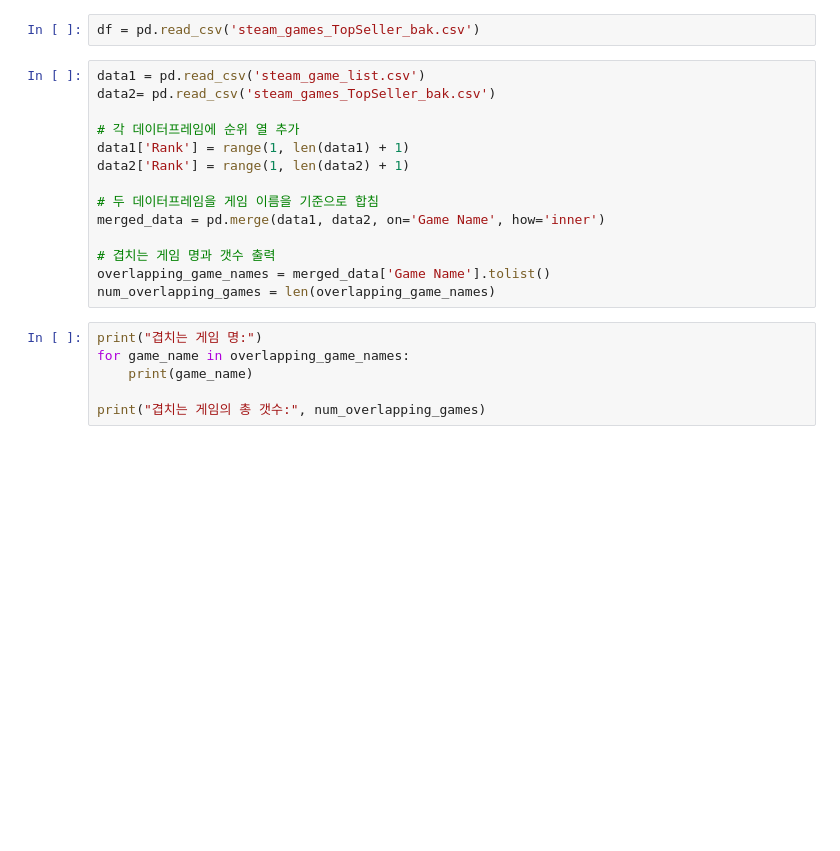
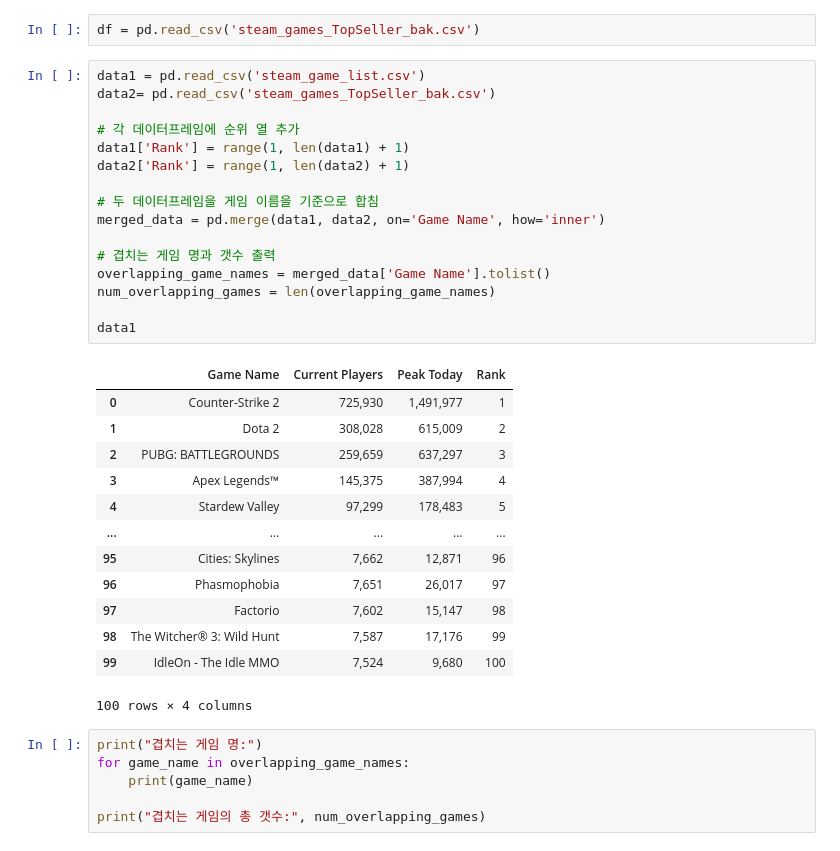
Before and after one commit to SeSAC-UE-AI/AIProject, a Jupyter notebook: Project/JYJ/steam_sellCnt.ipynb, the cells around one changed output. Drawn from its saved outputs; the diff is of its cells as text; blank space fills up the shorter version.

```diff
--- a/Project/JYJ/steam_sellCnt.ipynb
+++ b/Project/JYJ/steam_sellCnt.ipynb
@@ -49,17 +49,33 @@ df = pd.read_csv('steam_games_TopSeller_bak.csv')
 # %%
 data1 = pd.read_csv('steam_game_list.csv')
 data2= pd.read_csv('steam_games_TopSeller_bak.csv')
 
 # 각 데이터프레임에 순위 열 추가
 data1['Rank'] = range(1, len(data1) + 1)
 data2['Rank'] = range(1, len(data2) + 1)
 
 # 두 데이터프레임을 게임 이름을 기준으로 합침
 merged_data = pd.merge(data1, data2, on='Game Name', how='inner')
 
 # 겹치는 게임 명과 갯수 출력
 overlapping_game_names = merged_data['Game Name'].tolist()
 num_overlapping_games = len(overlapping_game_names)
+
+data1
+# %% [output]
+|  | Game Name | Current Players | Peak Today | Rank |
+| 0 | Counter-Strike 2 | 725,930 | 1,491,977 | 1 |
+| 1 | Dota 2 | 308,028 | 615,009 | 2 |
+| 2 | PUBG: BATTLEGROUNDS | 259,659 | 637,297 | 3 |
+| 3 | Apex Legends™ | 145,375 | 387,994 | 4 |
+| 4 | Stardew Valley | 97,299 | 178,483 | 5 |
+| ... | ... | ... | ... | ... |
+| 95 | Cities: Skylines | 7,662 | 12,871 | 96 |
+| 96 | Phasmophobia | 7,651 | 26,017 | 97 |
+| 97 | Factorio | 7,602 | 15,147 | 98 |
+| 98 | The Witcher® 3: Wild Hunt | 7,587 | 17,176 | 99 |
+| 99 | IdleOn - The Idle MMO | 7,524 | 9,680 | 100 |
+100 rows × 4 columns
 # %%
 print("겹치는 게임 명:")
 for game_name in overlapping_game_names:
```
Also changed, not shown: 9 other files.
